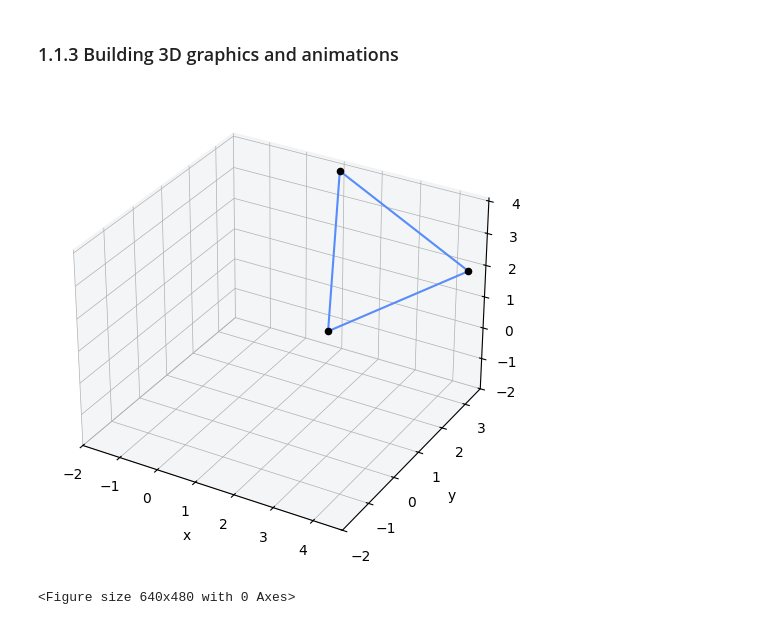
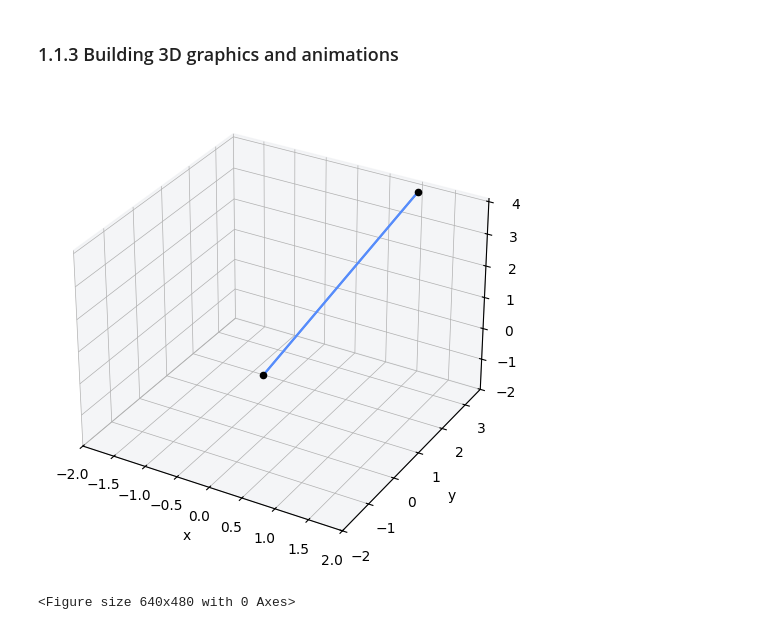
Before and after one commit to aalimian/Math-for-Programmers, a Jupyter notebook: Chapter 01/Chapter 01 Walkthrough.ipynb, the cells around one changed output. Saved outputs shown, nothing was run; the diff lists cells and outputs as text; code cells hidden in the pictures.

```diff
--- a/Chapter 01/Chapter 01 Walkthrough.ipynb
+++ b/Chapter 01/Chapter 01 Walkthrough.ipynb
@@ -92,18 +92,18 @@ plt.savefig('fig1.6.svg')
 ### 1.1.3 Building 3D graphics and animations
 # %%
 import sys
-sys.path.append('../Chapter 03')
+sys.path.append('../Chapter 03/')
 from draw3d import *
 
-triangle = [(2.3,1.1,0.9), (4.5,3.3,2.0), (1.0,3.5,3.9)]
+triangle = [(0.0,0.0,0.0), (1.0,3.5,3.9)]
 
 draw3d(
     Polygon3D(*triangle),
     Points3D(*triangle),
     axes=False,
     origin=False
 )
 plt.savefig('1.08.svg')
 # %% [output]
-[figure, old version]
+[figure, new version]
 <Figure size 640x480 with 0 Axes>
```
Also changed, not shown: 1 other file.
